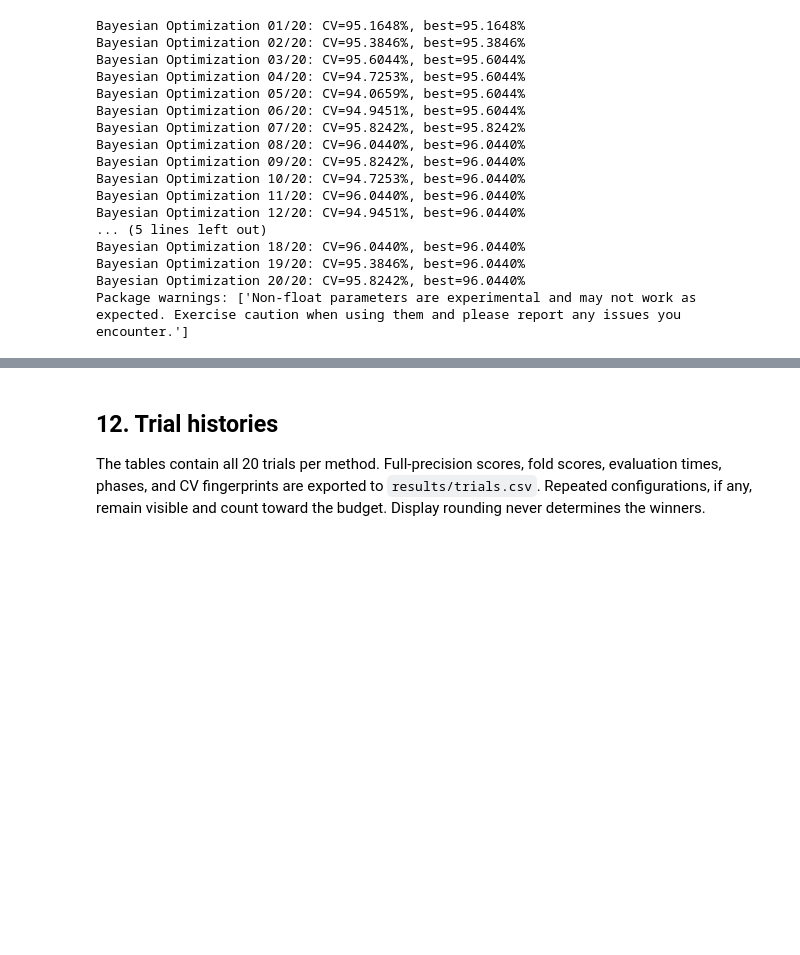
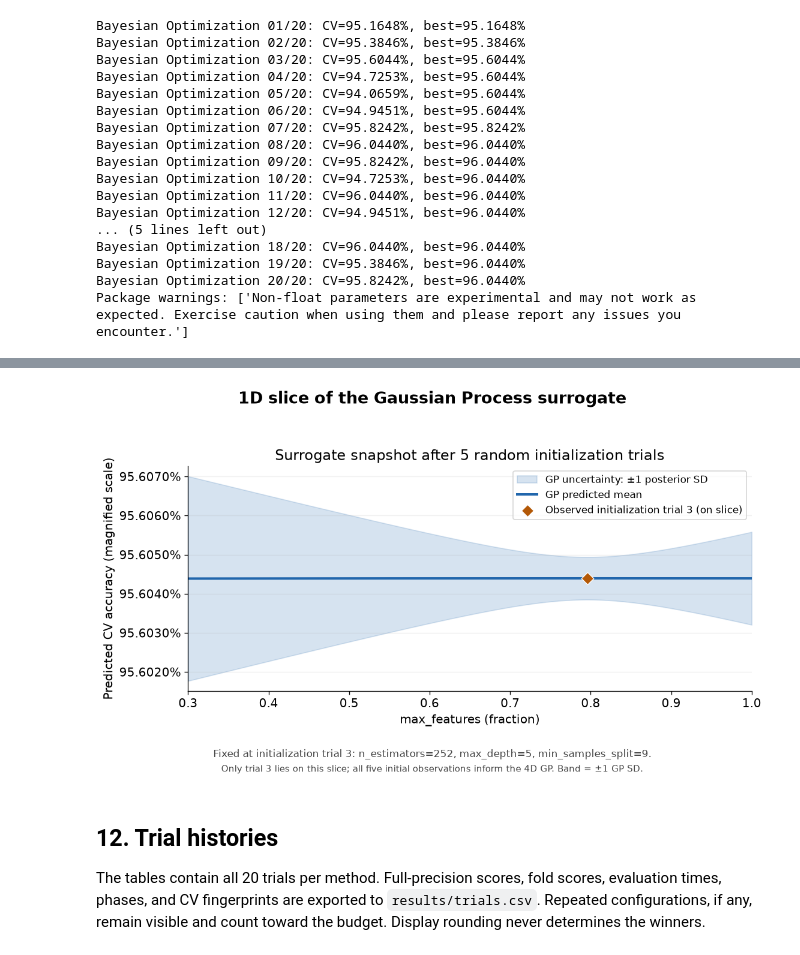
Before and after one commit to amxson/bayesian-rf-optimization, a Jupyter notebook: bayesian_optimization_rf.ipynb, the cells around one changed output, grey strips where cells are left out. Drawn from its saved outputs; the diff is of its cells as text; code cells hidden in the pictures; blank space fills up the shorter version.

Commit message:
viz: add GP surrogate uncertainty visualization

```diff
--- a/bayesian_optimization_rf.ipynb
+++ b/bayesian_optimization_rf.ipynb
@@ -347,3 +357,73 @@ Package warnings: ['Non-float parameters are experimental and may not work as ex
+# %%
+# Reconstruct the pre-EI belief without fitting forests or changing the search.
+initial_trials = histories['Bayesian Optimization'][:INIT_POINTS]
+assert [r['evaluation'] for r in initial_trials] == [1, 2, 3, 4, 5]
+assert all(r['phase'] == 'initialization' for r in initial_trials)
+slice_reference = max(initial_trials, key=lambda r: r['cv_mean'])
+slice_fixed = {k: slice_reference[k] for k in PARAMETERS if k != 'max_features'}
+
+with warnings.catch_warnings():
+    warnings.filterwarnings('ignore', message='Non-float parameters are experimental.*')
+    snapshot = BayesianOptimization(
+        f=None, pbounds=pbounds,
+        acquisition_function=ExpectedImprovement(xi=XI, exploration_decay=None),
+        random_state=SEED, verbose=0, allow_duplicate_points=True,
+    )
+snapshot_widths = [SPACE[k][1] - SPACE[k][0] for k in snapshot.space.keys]
+snapshot.set_gp_params(
+    kernel=Matern(length_scale=snapshot_widths,
+                  length_scale_bounds=(1e-3, 1e4), nu=2.5),
+    alpha=1e-6, normalize_y=True, n_restarts_optimizer=5,
+)
+# The real optimizer draws its entire initialization queue before fitting the GP.
+initial_draws = snapshot.random_sample(INIT_POINTS)
+for draw, row in zip(initial_draws, initial_trials):
+    recorded_params = {k: row[k] for k in PARAMETERS}
+    assert validate_params(draw) == recorded_params
+    snapshot.register(params=recorded_params, target=row['cv_mean'])
+with warnings.catch_warnings():
+    warnings.simplefilter('ignore')  # Matches the optimizer's GP-fitting convention.
+    snapshot._gp.fit(snapshot.space.params, snapshot.space.target)
+assert snapshot._gp.X_train_.shape == (5, 4)
+np.testing.assert_array_equal(snapshot.space.target,
+                              [r['cv_mean'] for r in initial_trials])
+
+feature_grid = np.linspace(*SPACE['max_features'][:2], 401)
+slice_inputs = np.array([
+    snapshot.space.params_to_array({**slice_fixed, 'max_features': value})
+    for value in feature_grid
+])
+slice_mean, slice_std = snapshot._gp.predict(slice_inputs, return_std=True)
+on_slice = [r for r in initial_trials if all(r[k] == v for k, v in slice_fixed.items())]
+assert [r['evaluation'] for r in on_slice] == [slice_reference['evaluation']]
+assert np.isfinite(slice_mean).all() and np.isfinite(slice_std).all()
+
+fig, ax = plt.subplots(figsize=(9.5, 5.5))
+ax.fill_between(feature_grid, slice_mean - slice_std, slice_mean + slice_std,
+                color='#2166ac', alpha=0.18, label='GP uncertainty: ±1 posterior SD')
+ax.plot(feature_grid, slice_mean, color='#2166ac', lw=2.4, label='GP predicted mean')
+ax.scatter([r['max_features'] for r in on_slice], [r['cv_mean'] for r in on_slice],
+           s=75, marker='D', color='#b35806', edgecolors='white', linewidths=0.8,
+           zorder=3, label='Observed initialization trial 3 (on slice)')
+ax.set(xlim=SPACE['max_features'][:2], xlabel='max_features (fraction)',
+       ylabel='Predicted CV accuracy (magnified scale)',
+       title='Surrogate snapshot after 5 random initialization trials')
+ax.yaxis.set_major_formatter(PercentFormatter(1))
+ax.grid(axis='y', alpha=0.2)
+ax.legend(loc='best', fontsize=10)
+fig.suptitle('1D slice of the Gaussian Process surrogate',
+             fontsize=16, fontweight='bold')
+fig.text(0.5, 0.055,
+         'Fixed at initialization trial 3: n_estimators=252, max_depth=5, min_samples_split=9.',
+         ha='center', fontsize=10, color='#444444')
+fig.text(0.5, 0.018,
+         'Only trial 3 lies on this slice; all five initial observations inform the 4D GP. Band = ±1 GP SD.',
+         ha='center', fontsize=9, color='#444444')
+fig.tight_layout(rect=(0, 0.10, 1, 0.94))
+fig.savefig(RESULTS / 'gp_surrogate_uncertainty.png', dpi=180, bbox_inches='tight')
+plt.show()
+# %% [output]
+[figure, added]
 # %% [markdown]
 ## 12. Trial histories
 The tables contain all 20 trials per method. Full-precision scores, fold scores, evaluation times, phases, and CV fingerprints are exported to `results/trials.csv`. Repeated configurations, if any, remain visible and count toward the budget. Display rounding never determines the winners.
```
Also changed, not shown: parts of 1 cell of this notebook, 2 other files.
